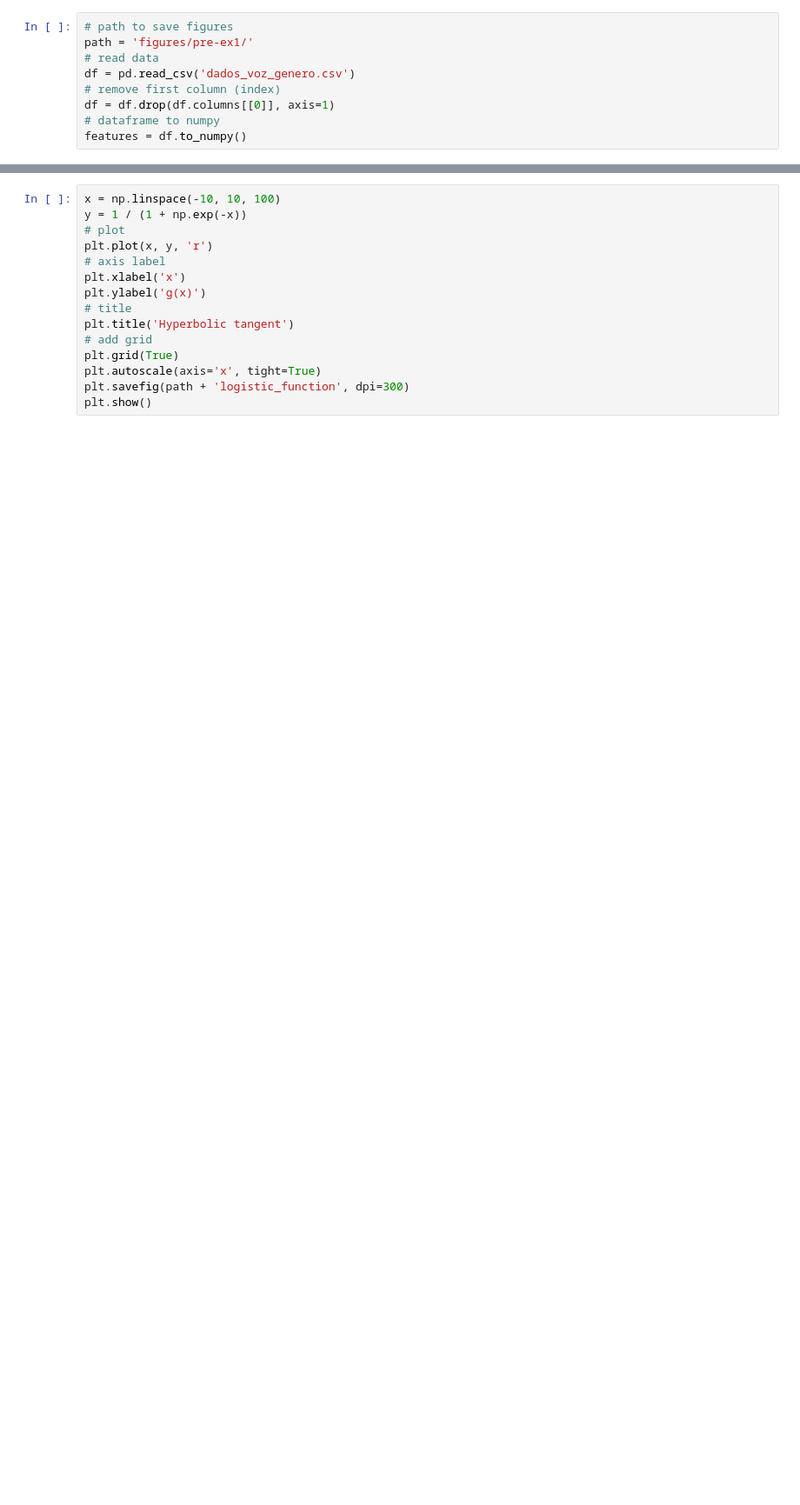
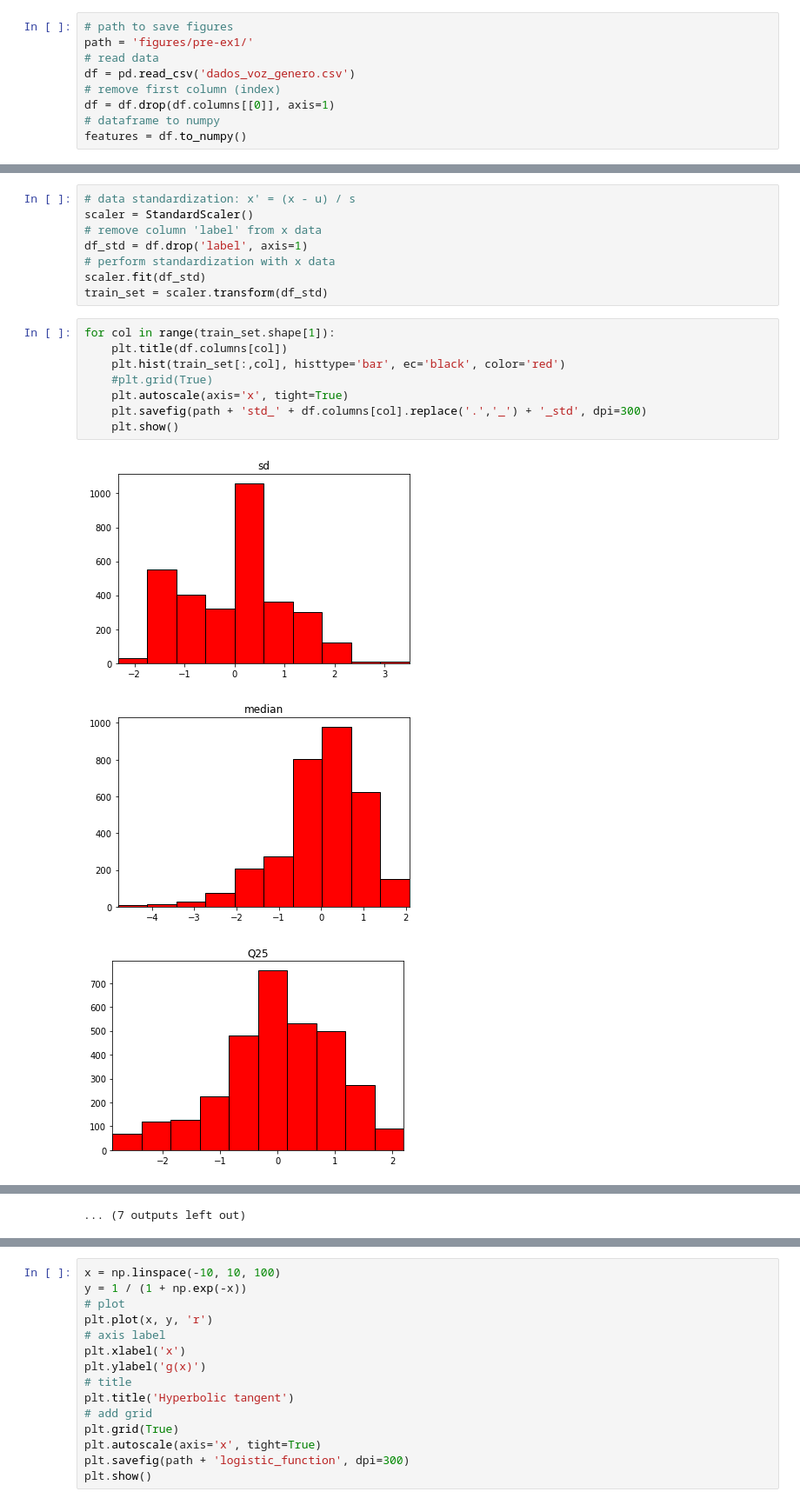
Before and after one commit to ito-rafael/IA006C-MachineLearning, a Jupyter notebook: efc2/efc2_pre-ex1.ipynb, the cells around one changed output, grey strips where cells are left out. Shown at 87% size. Cells and saved outputs as stored; diff of their text form; blank space fills up the shorter version.

```diff
--- a/efc2/efc2_pre-ex1.ipynb
+++ b/efc2/efc2_pre-ex1.ipynb
@@ -36,3 +37,23 @@ for col in range(features.shape[1]):
 [figure]
 [figure]
 ... (8 outputs left out)
+# %%
+# data standardization: x' = (x - u) / s
+scaler = StandardScaler()
+# remove column 'label' from x data
+df_std = df.drop('label', axis=1)
+# perform standardization with x data
+scaler.fit(df_std)
+train_set = scaler.transform(df_std)
+# %%
+for col in range(train_set.shape[1]):
+    plt.title(df.columns[col])
+    plt.hist(train_set[:,col], histtype='bar', ec='black', color='red')
+    #plt.grid(True)
+    plt.autoscale(axis='x', tight=True)
+    plt.savefig(path + 'std_' + df.columns[col].replace('.','_') + '_std', dpi=300)
+    plt.show()
+# %% [output]
+[figure, added]
+[figure, added]
+[figure, added]
@@ -39,3 +69,4 @@ for col in range(features.shape[1]):
+... (7 outputs left out)
 # %%
 f = plt.figure(figsize=(19, 15))
 plt.matshow(df.corr(), fignum=f.number)
```
Also changed, not shown: parts of 5 cells of this notebook, 1 other file.
